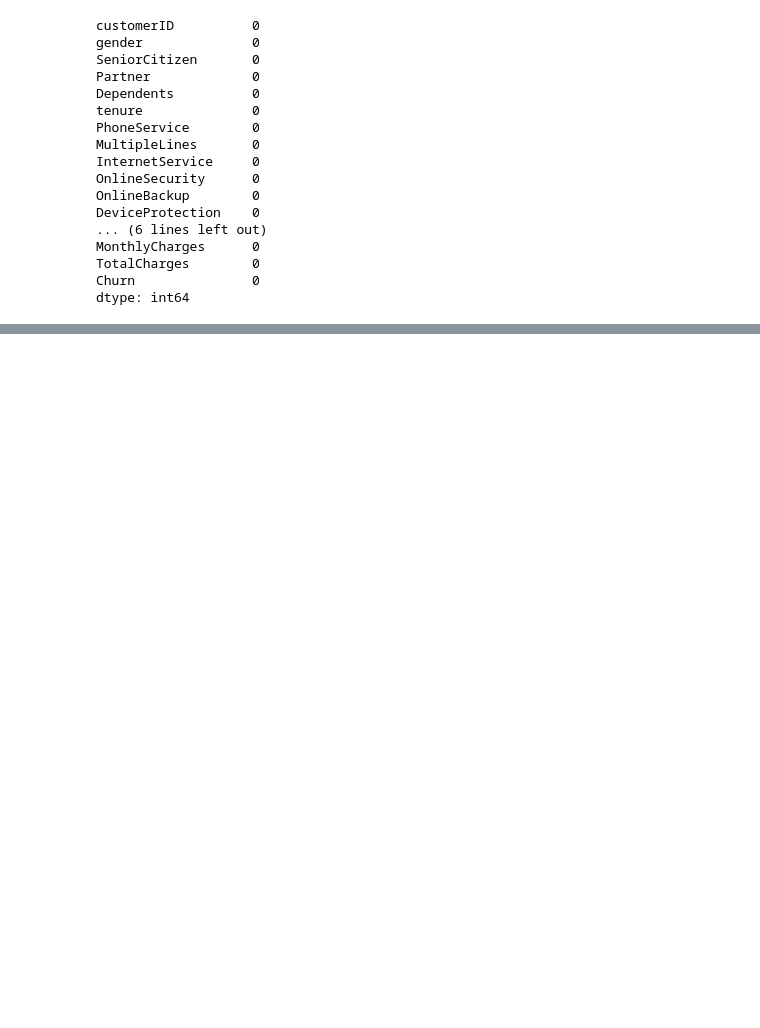
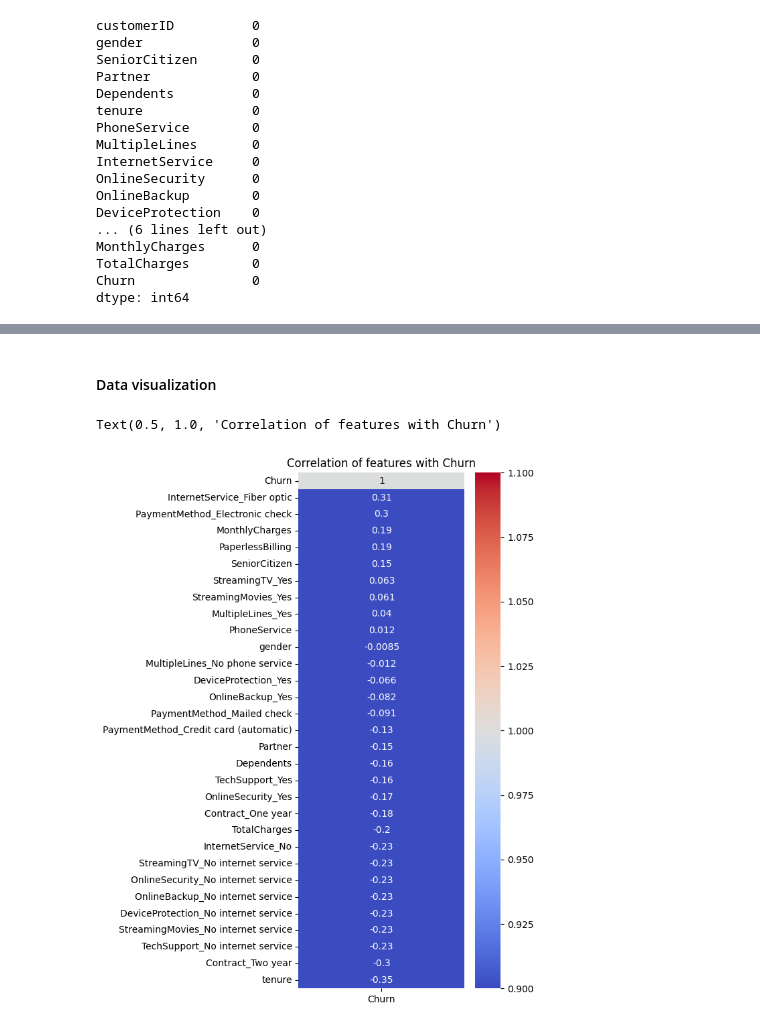
Before and after one commit to annguyenhuynh/AIT736-Team3, a Jupyter notebook: notebooks/EDA.ipynb, the cells around one changed output, grey strips where cells are left out. Drawn from its saved outputs; the diff is of its cells as text; code cells hidden in the pictures; blank space fills up the shorter version.

```diff
--- a/notebooks/EDA.ipynb
+++ b/notebooks/EDA.ipynb
@@ -52,0 +189,6 @@ df.describe()
+# %%
+# Ensure Total Charages column in numeric type
+df['TotalCharges'] = pd.to_numeric(df['TotalCharges'],errors='coerce')
+# %%
+# Drop unused customer_id column
+df=df.drop('customerID',axis=1)
@@ -52,0 +197,4 @@ df.describe()
+# %%
+# Transfrom boolean columns into 1/0
+bool_cols = df.select_dtypes(include='bool').columns
+df[bool_cols] = df[bool_cols].astype('Int64')
@@ -52,0 +234,3 @@ df.describe()
+# %%
+df = df.dropna(subset=['TotalCharges'])
+df.info()
@@ -52,0 +255,16 @@ df.describe()
+# %% [markdown]
+#### Data visualization
+# %%
+# Create correlation matrix
+corr_max = df.corr(numeric_only=True)
+
+# Correlation between independent and depedent variables
+churn_corr = corr_max[['Churn']].sort_values(by='Churn', ascending=False)
+
+# Plot heat map
+plt.figure(figsize=(4,10))
+sns.heatmap(churn_corr,annot=True,cmap='coolwarm',vmin=1,vmax=1)
+plt.title("Correlation of features with Churn")
+# %% [output]
+Text(0.5, 1.0, 'Correlation of features with Churn')
+[figure, added]
```
Also changed, not shown: parts of 26 cells of this notebook, 2 other files.
